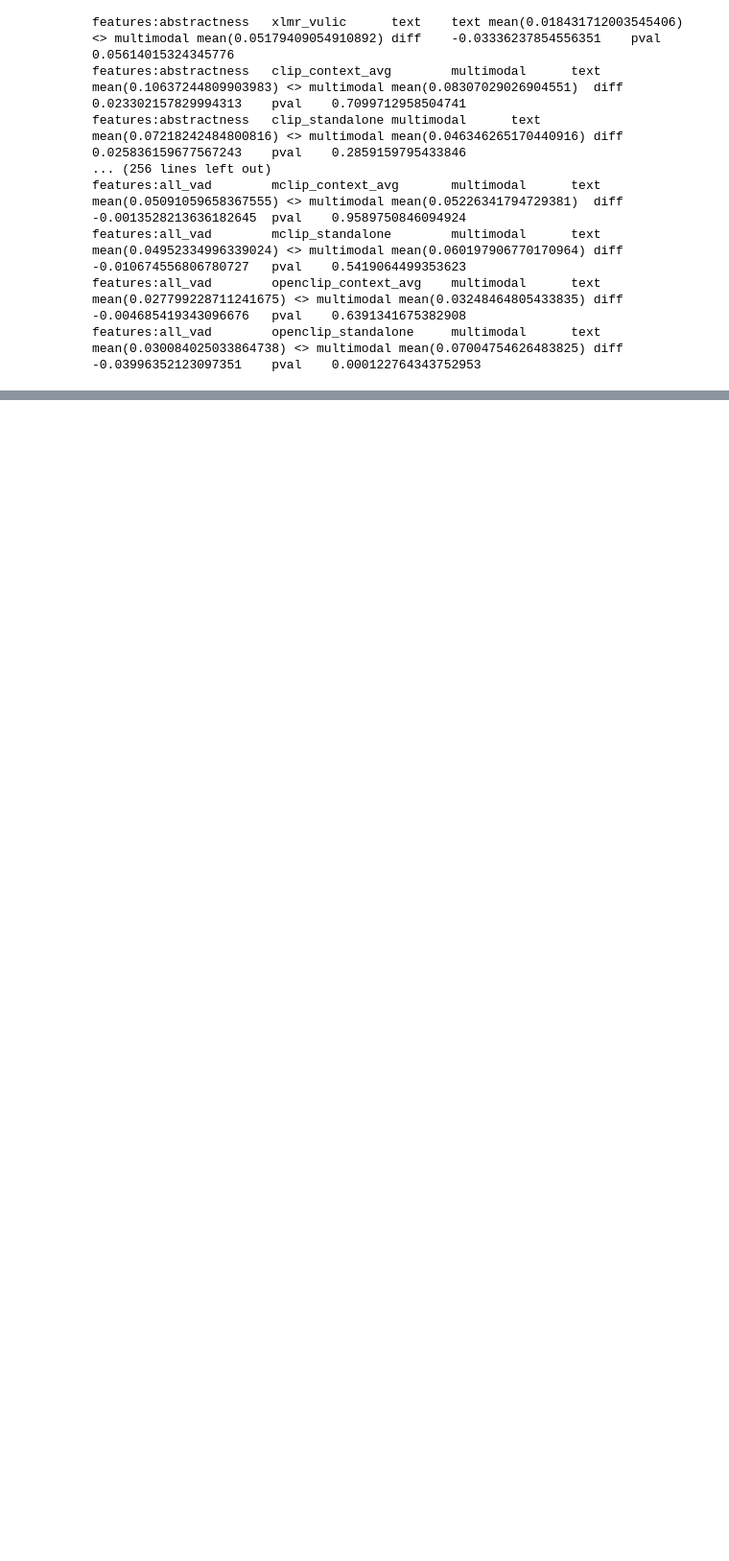
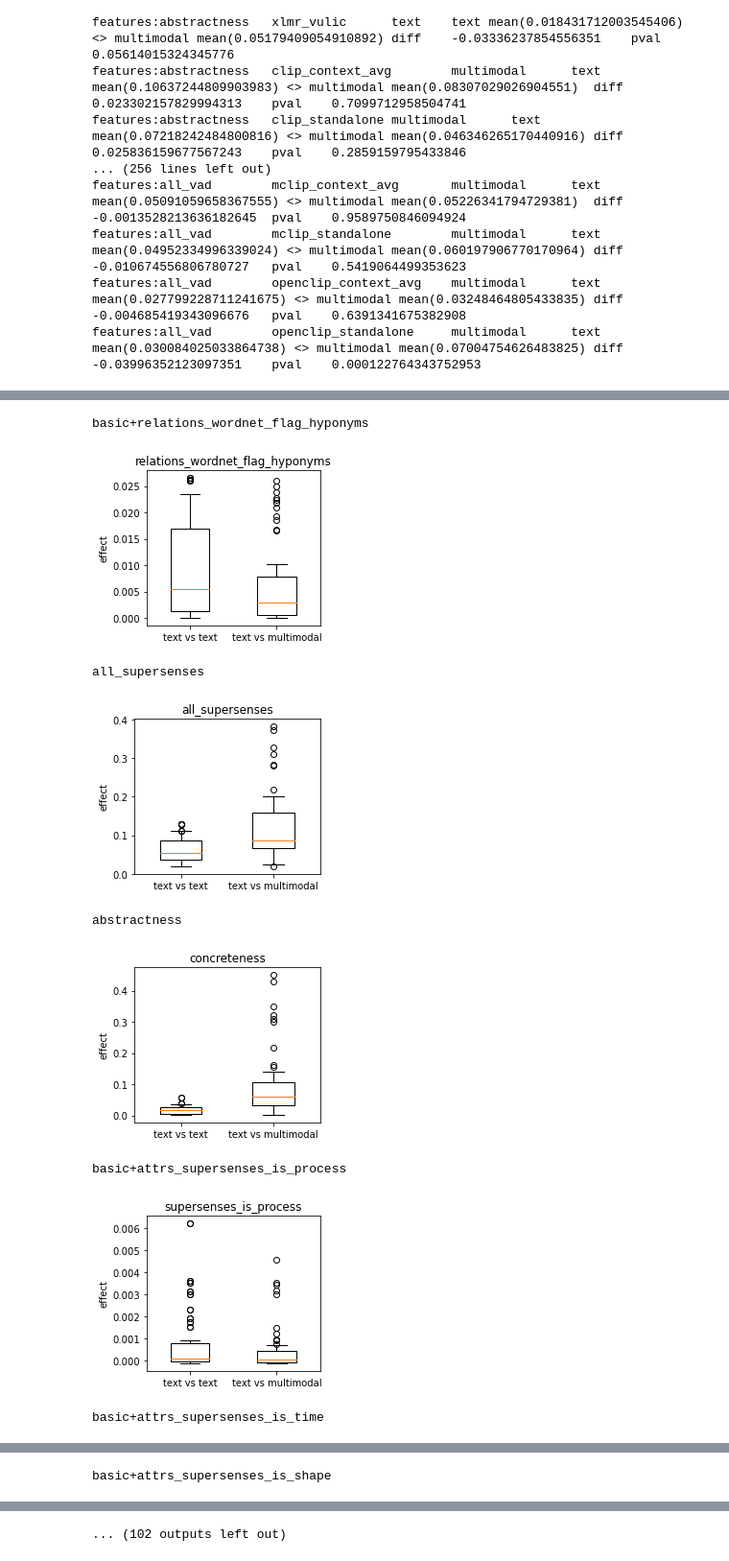
Before and after one commit to altsoph/modality_shifts, a Jupyter notebook: modality_shifts_playbook.ipynb, the cells around one changed output, grey strips where cells are left out. Shown at 96% size. Saved outputs shown, nothing was run; the diff lists cells and outputs as text; code cells hidden in the pictures; blank space fills up the shorter version.

```diff
--- a/modality_shifts_playbook.ipynb
+++ b/modality_shifts_playbook.ipynb
@@ -659,3 +660,20 @@ features:all_vad        mclip_context_avg       multimodal      text mean(0.0509
 features:all_vad        mclip_standalone        multimodal      text mean(0.04952334996339024) <> multimodal mean(0.060197906770170964) diff    -0.010674556806780727   pval    0.5419064499353623
 features:all_vad        openclip_context_avg    multimodal      text mean(0.027799228711241675) <> multimodal mean(0.03248464805433835) diff    -0.004685419343096676   pval    0.6391341675382908
 features:all_vad        openclip_standalone     multimodal      text mean(0.030084025033864738) <> multimodal mean(0.07004754626483825) diff    -0.03996352123097351    pval    0.000122764343752953
+# %%
+data={}
+contrasts=set()
+with open("report.tsv",'r') as concfile:
+    read_csv = csv.reader(concfile, delimiter='\t')
+    for row in read_csv:
+        # print(row)
+        if not row:
+            continue
+        if row[0]=="TARGET":
+            contrast=row[1]
+            contrasts.add(contrast)
+        if row[0][:9]=="features:":
+            features=row[0][9:]
+            data[(contrast,features)]=float(row[1].replace(',',"."))
+features = list(set([x[1] for x in data.keys()]))
+complex_features = [x for x in features if x.startswith('basic+')]
@@ -661,0 +726,24 @@ features:all_vad        openclip_standalone     multimodal      text mean(0.0300
+# %%
+for f in per_feature:
+#     if 'supersenses' not in f: continue
+    print(f)
+    fig, ax = plt.subplots(figsize=(3.5, 3))
+    ax.boxplot(per_feature[f].values(),False, vert=True, whis=0.5, widths=[0.45]*len(per_feature[f]))
+    ax.set_xticklabels(per_feature[f].keys())
+    plt.title(f.replace('basic+', '').replace('attrs_','').replace('abstractness','concreteness'))
+    plt.ylabel('effect')
+    #plt. margins(x=0)
+    #ax.margins(x=0)
+    plt.tight_layout()
+    plt.show()
+    print()
+# %% [output]
+basic+relations_wordnet_flag_hyponyms
+[figure, added]
+all_supersenses
+[figure, added]
+abstractness
+[figure, added]
+basic+attrs_supersenses_is_process
+[figure, added]
+basic+attrs_supersenses_is_time
@@ -661,0 +751 @@ features:all_vad        openclip_standalone     multimodal      text mean(0.0300
+basic+attrs_supersenses_is_shape
@@ -661,0 +753 @@ features:all_vad        openclip_standalone     multimodal      text mean(0.0300
+... (102 outputs left out)
```
Also changed, not shown: parts of 4 cells of this notebook.
